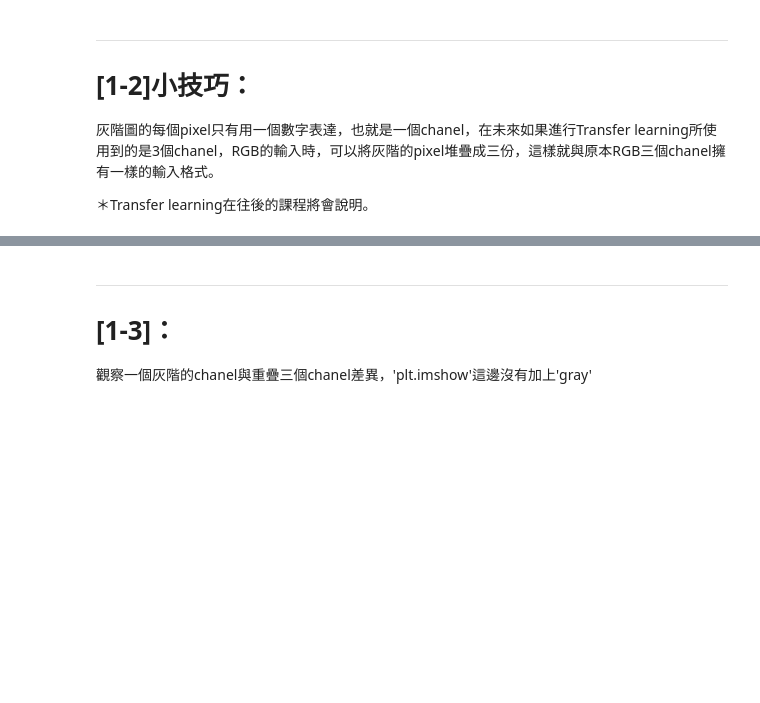
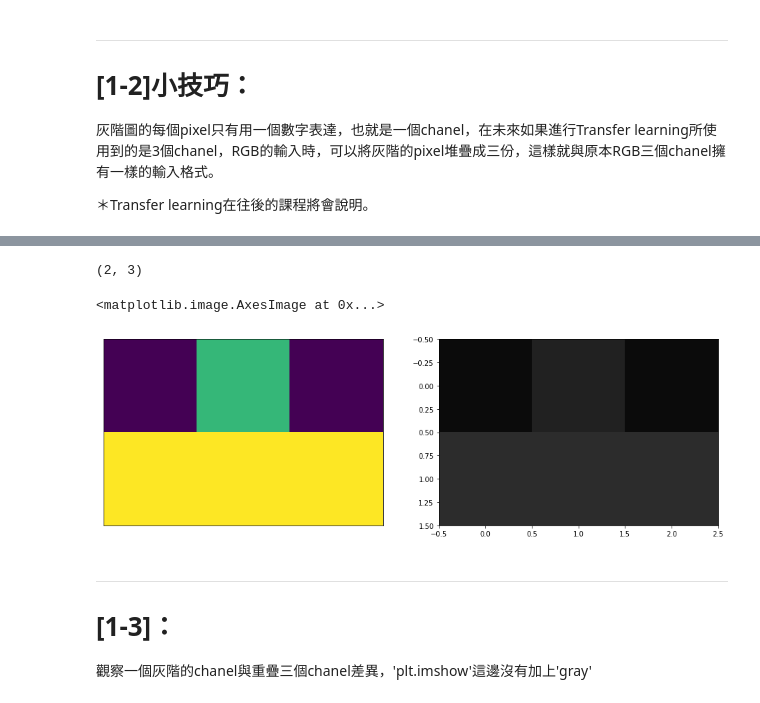
Before and after one commit to huohsien/AIA_CVCNN, a Jupyter notebook: part1/00_computer_vision/CV2.ipynb, the cells around one changed output, grey strips where cells are left out. Saved outputs shown, nothing was run; the diff lists cells and outputs as text; code cells hidden in the pictures; blank space fills up the shorter version.

```diff
--- a/part1/00_computer_vision/CV2.ipynb
+++ b/part1/00_computer_vision/CV2.ipynb
@@ -158,3 +162,24 @@ After (gray2RGB shape): (342, 608, 3)
+# %%
+%matplotlib inline
+import numpy as np
+import matplotlib.pyplot as plt
+plt.figure(figsize=(16,8))
+
+a = np.array([[11,33,11],[44,44,44]])
+print(a.shape)
+plt.subplot(1,2,1)
+plt.imshow(a)
+plt.xticks([]),plt.yticks([])
+a = a.reshape(6,1)
+t = np.hstack((a,a))
+a = np.hstack((t,a))
+a = a.reshape(2,3,3)
+plt.subplot(1,2,2)
+plt.imshow(a)
+# %% [output]
+(2, 3)
+<matplotlib.image.AxesImage at 0x...>
+[figure, added]
 # %% [markdown]
 ***
 [1-3]：
```
Also changed, not shown: parts of 8 cells of this notebook.
